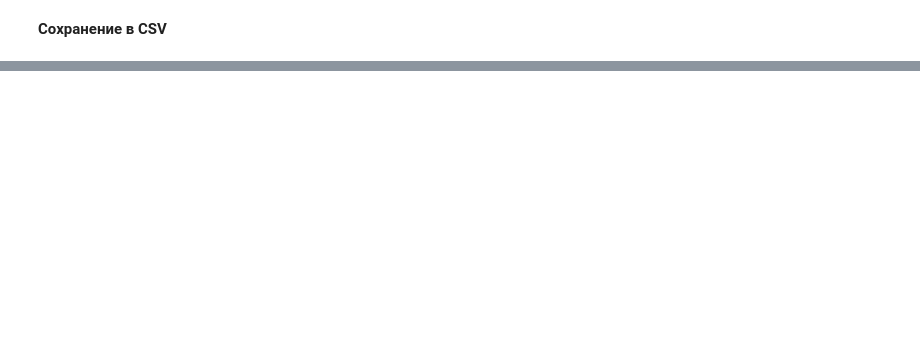
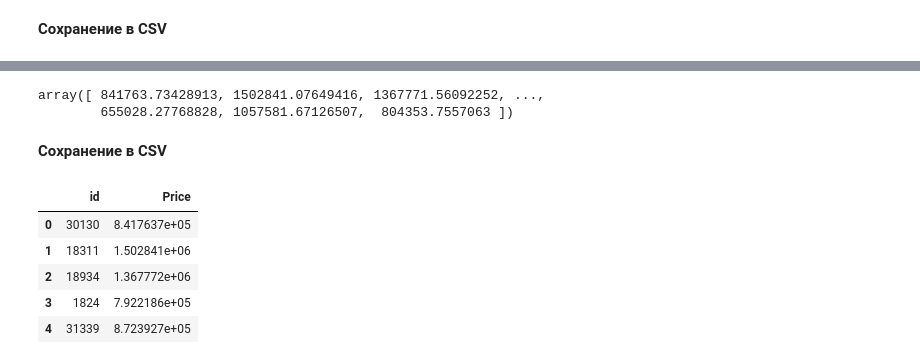
Before and after one commit to Zetis659/Data_Science_GM, a Jupyter notebook: Leopard_challenge_Regression/Leopard_challenge_Regression_2.ipynb, the cells around one changed output, grey strips where cells are left out. Cells and saved outputs as stored; diff of their text form; code cells hidden in the pictures; blank space fills up the shorter version.

```diff
--- a/Leopard_challenge_Regression/Leopard_challenge_Regression_2.ipynb
+++ b/Leopard_challenge_Regression/Leopard_challenge_Regression_2.ipynb
@@ -1553,0 +1714,4 @@ submission.head()
+# %%
+train_full_data = Pool(train_v1[X], label=train_v1[y], cat_features=cat_features1)
+# %%
+model.fit(train_full_data)
@@ -1553,0 +1731,22 @@ submission.head()
+# %%
+model.predict(test_v1[X])
+# %% [output]
+array([ 841763.73428913, 1502841.07649416, 1367771.56092252, ...,
+        655028.27768828, 1057581.67126507,  804353.7557063 ])
+# %%
+y_pred = model.predict(test_v1[X])
+# %% [markdown]
+**Сохранение в CSV**
+# %%
+submission = pd.DataFrame(test_v1['id'])
+submission['Price'] = y_pred
+submission.to_csv('Catboost_CV_TTS_FULL1_LF-MAE_LR_005_drop_date.csv', index=False)
+# %%
+submission.head()
+# %% [output]
+|  | id | Price |
+| 0 | 30130 | 8.417637e+05 |
+| 1 | 18311 | 1.502841e+06 |
+| 2 | 18934 | 1.367772e+06 |
+| 3 | 1824 | 7.922186e+05 |
+| 4 | 31339 | 8.723927e+05 |
```
Also changed, not shown: parts of 111 cells of this notebook, 42 other files.
